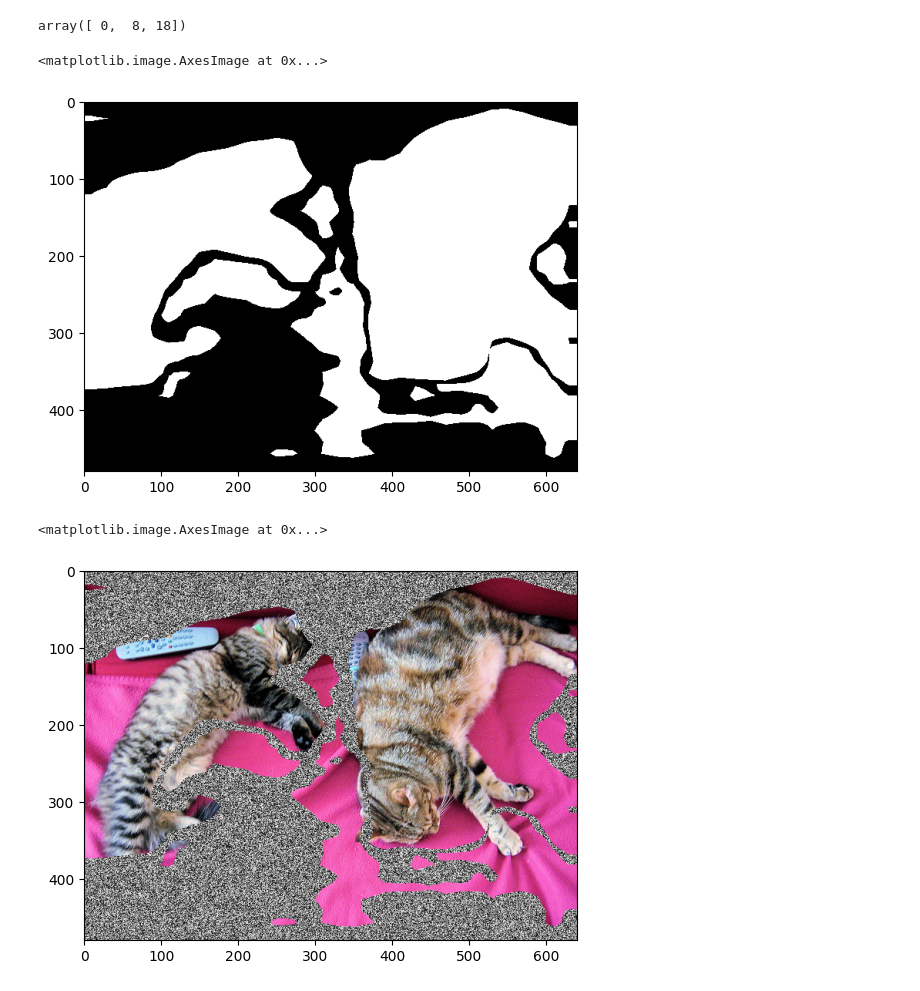
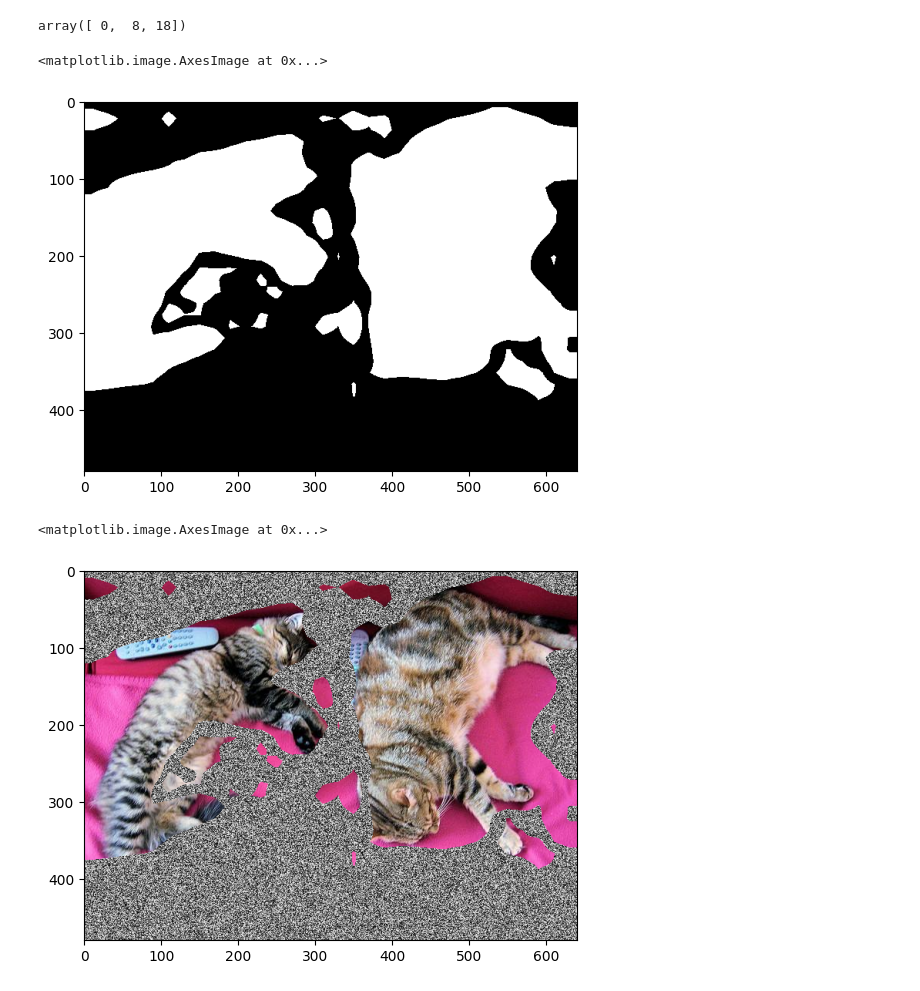
Before and after one commit to jomariya23156/realtime-webcam-bg-replace-add-filters, a Jupyter notebook: replace_bg.ipynb, the cells around one changed output. Drawn from its saved outputs; the diff is of its cells as text; code cells hidden in the pictures.

Commit message:
Working BG replaced with noise on UI

```diff
--- a/replace_bg.ipynb
+++ b/replace_bg.ipynb
@@ -12,3 +16,6 @@ image = Image.open(requests.get(url, stream=True).raw)
+# %%
+# load with cv2, and model expects BGR not RGB
+image = cv2.imread('cat_on_sofa.jpg')
 # %%
 feature_extractor = MobileViTFeatureExtractor.from_pretrained("apple/deeplabv3-mobilevit-xx-small")
 model = MobileViTForSemanticSegmentation.from_pretrained("apple/deeplabv3-mobilevit-xx-small")
@@ -15,9 +42,9 @@ model = MobileViTForSemanticSegmentation.from_pretrained("apple/deeplabv3-mobile
 # %%
 inputs = feature_extractor(images=image, return_tensors="pt")
 outputs = model(**inputs)
+target_sizes = [image.shape[:2]]
 # or outputs.logits.argmax(1)[0]
-all_mask = feature_extractor.post_process_semantic_segmentation(outputs,
-                                                                target_sizes=[(image.size[1], image.size[0])])[0]
+all_mask = feature_extractor.post_process_semantic_segmentation(outputs, target_sizes=target_sizes)[0]
 # %%
 np.unique(all_mask)
 # %% [output]
@@ -35,10 +62,11 @@ selected_mask = bin_mask_from_cls_idx(all_mask, [8, 18])
 plt.imshow(selected_mask, cmap='gray')
 # %% [output]
 <matplotlib.image.AxesImage at 0x...>
-[figure, old version]
+[figure, new version]
 # %%
-noise = np.random.randint(0, 255, size=(image.size[1], image.size[0], 1), dtype=np.uint8)
-plt.imshow(np.where(np.expand_dims(selected_mask, 2), image, noise))
+noise = np.random.randint(0, 255, size=(image.shape[0], image.shape[1], 1), dtype=np.uint8)
+final_img = np.where(np.expand_dims(selected_mask, 2), image, noise)
+plt.imshow(cv2.cvtColor(final_img, cv2.COLOR_BGR2RGB))
 # %% [output]
 <matplotlib.image.AxesImage at 0x...>
-[figure, old version]
+[figure, new version]
```
Also changed, not shown: parts of 3 cells of this notebook, 5 other files.
